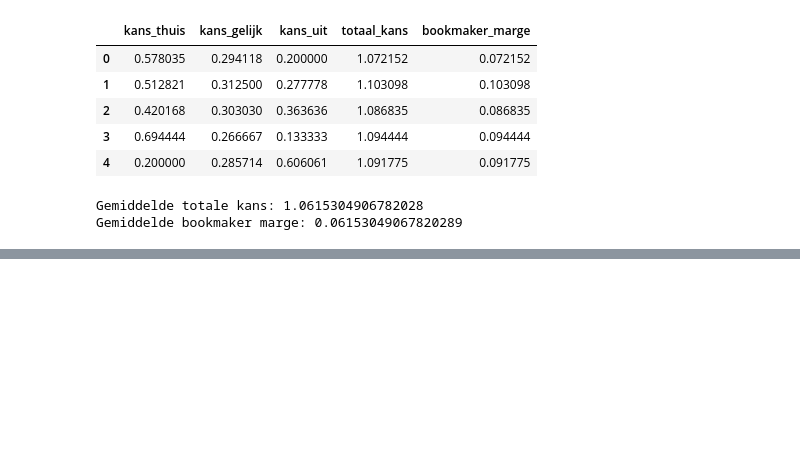
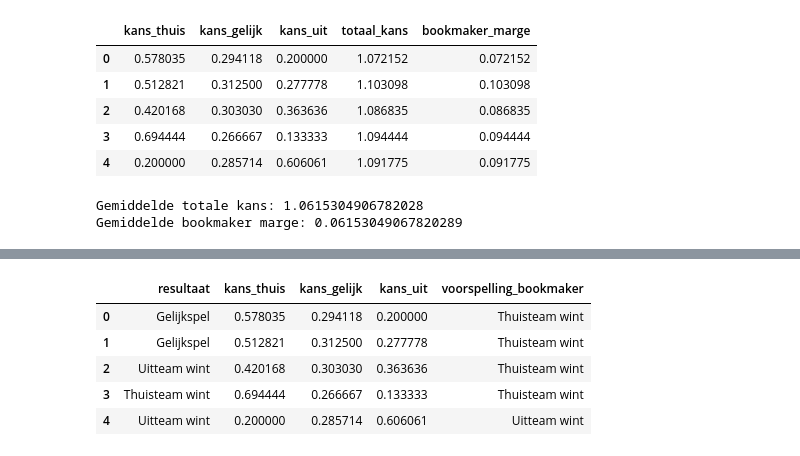
Before and after one commit to Ardjun6/Groep6-datalab2, a Jupyter notebook: fc_barcelona_analysis.ipynb, the cells around one changed output, grey strips where cells are left out. Cells and saved outputs as stored; diff of their text form; code cells hidden in the pictures; blank space fills up the shorter version.

```diff
--- a/fc_barcelona_analysis.ipynb
+++ b/fc_barcelona_analysis.ipynb
@@ -2145,0 +2158,41 @@ Gemiddelde bookmaker marge: 0.06153049067820289
+# %%
+# Bookmaker kiezen
+bookmaker = "B365"
+
+# Odds kolommen
+odds_kolommen = [f"{bookmaker}H", f"{bookmaker}D", f"{bookmaker}A"]
+
+# Data selecteren
+bookmaker_df = match_df[["resultaat"] + odds_kolommen].dropna().copy()
+
+# Odds omrekenen naar kansen
+bookmaker_df["kans_thuis"] = 1 / bookmaker_df[f"{bookmaker}H"]
+bookmaker_df["kans_gelijk"] = 1 / bookmaker_df[f"{bookmaker}D"]
+bookmaker_df["kans_uit"] = 1 / bookmaker_df[f"{bookmaker}A"]
+
+# Hoogste kans pakken als voorspelling
+kans_kolommen = ["kans_thuis", "kans_gelijk", "kans_uit"]
+
+bookmaker_df["voorspelling_bookmaker"] = bookmaker_df[kans_kolommen].idxmax(axis=1)
+
+# Kolomnamen omzetten naar duidelijke resultaten
+bookmaker_df["voorspelling_bookmaker"] = bookmaker_df["voorspelling_bookmaker"].replace({
+    "kans_thuis": "Thuisteam wint",
+    "kans_gelijk": "Gelijkspel",
+    "kans_uit": "Uitteam wint"
+})
+
+display(bookmaker_df[[
+    "resultaat",
+    "kans_thuis",
+    "kans_gelijk",
+    "kans_uit",
+    "voorspelling_bookmaker"
+]].head())
+# %% [output]
+|  | resultaat | kans_thuis | kans_gelijk | kans_uit | voorspelling_bookmaker |
+| 0 | Gelijkspel | 0.578035 | 0.294118 | 0.200000 | Thuisteam wint |
+| 1 | Gelijkspel | 0.512821 | 0.312500 | 0.277778 | Thuisteam wint |
+| 2 | Uitteam wint | 0.420168 | 0.303030 | 0.363636 | Thuisteam wint |
+| 3 | Thuisteam wint | 0.694444 | 0.266667 | 0.133333 | Thuisteam wint |
+| 4 | Uitteam wint | 0.200000 | 0.285714 | 0.606061 | Uitteam wint |
```
Also changed, not shown: parts of 3 cells of this notebook.
